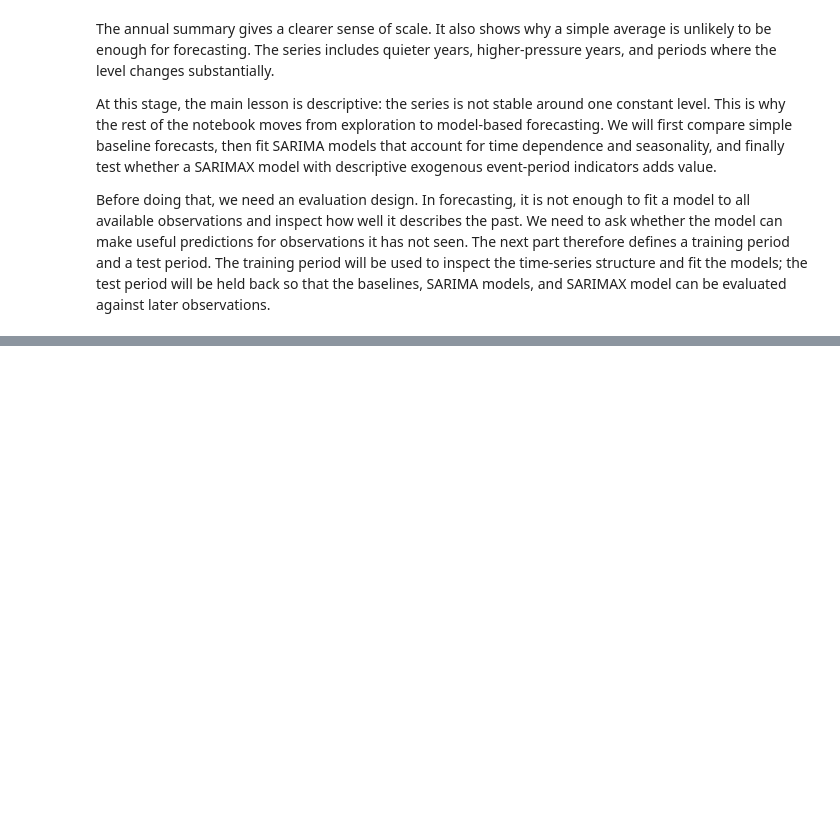
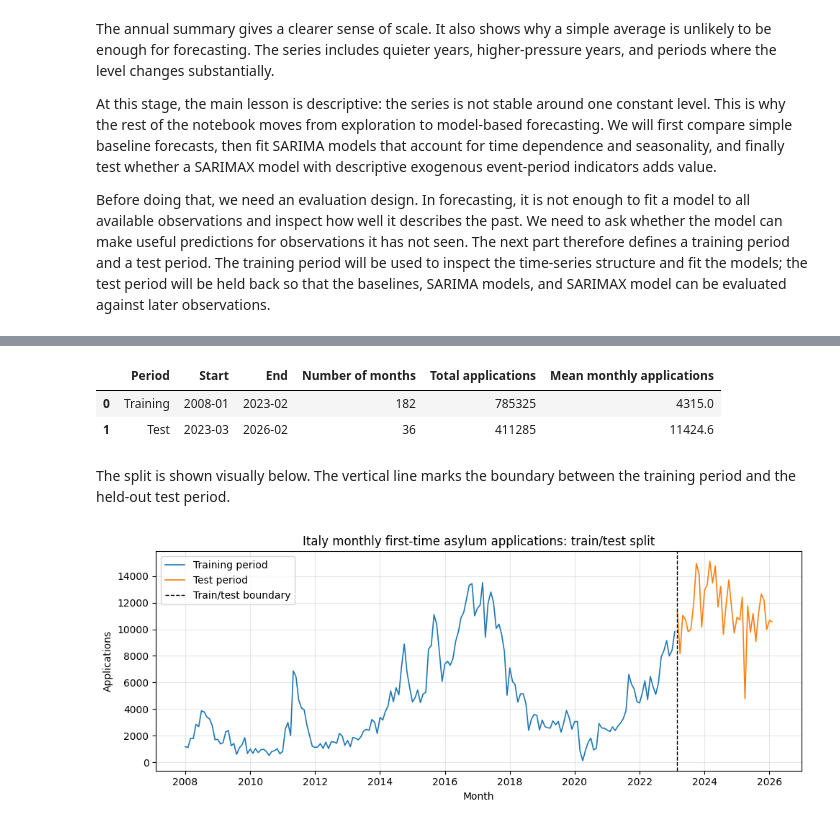
Before and after one commit to kcsongor011/humanitarian_decision_toolkit, a Jupyter notebook: notebooks/forecasting/arrival_dynamics_2_long_term_country_level_arrivals.ipynb, the cells around one changed output, grey strips where cells are left out. Cells and saved outputs as stored; diff of their text form; code cells hidden in the pictures; blank space fills up the shorter version.

Commit message:
Add AD2 evaluation framework and decomposition

```diff
--- a/notebooks/forecasting/arrival_dynamics_2_long_term_country_level_arrivals.ipynb
+++ b/notebooks/forecasting/arrival_dynamics_2_long_term_country_level_arrivals.ipynb
@@ -157,0 +223,79 @@ Before doing that, we need an evaluation design. In forecasting, it is not enoug
+# %%
+train_start = pd.Timestamp("2008-01-01")
+train_end = pd.Timestamp("2023-02-01")
+test_start = pd.Timestamp("2023-03-01")
+test_end = pd.Timestamp("2026-02-01")
+
+train = applications.loc[
+    applications["date"].between(train_start, train_end)
+].copy()
+test = applications.loc[
+    applications["date"].between(test_start, test_end)
+].copy()
+
+assert train["date"].min() == train_start
+assert train["date"].max() == train_end
+assert test["date"].min() == test_start
+assert test["date"].max() == test_end
+assert len(test) == 36
+
+split_summary = pd.DataFrame(
+    {
+        "Period": ["Training", "Test"],
+        "Start": [
+            train["date"].min().strftime("%Y-%m"),
+            test["date"].min().strftime("%Y-%m"),
+        ],
+        "End": [
+            train["date"].max().strftime("%Y-%m"),
+            test["date"].max().strftime("%Y-%m"),
+        ],
+        "Number of months": [len(train), len(test)],
+        "Total applications": [
+            int(train["applications"].sum()),
+            int(test["applications"].sum()),
+        ],
+        "Mean monthly applications": [
+            round(train["applications"].mean(), 1),
+            round(test["applications"].mean(), 1),
+        ],
+    }
+)
+
+split_summary
+# %% [output]
+|  | Period | Start | End | Number of months | Total applications | Mean monthly applications |
+| 0 | Training | 2008-01 | 2023-02 | 182 | 785325 | 4315.0 |
+| 1 | Test | 2023-03 | 2026-02 | 36 | 411285 | 11424.6 |
+# %% [markdown]
+The split is shown visually below. The vertical line marks the boundary between the training period and the held-out test period.
+# %%
+fig, ax = plt.subplots(figsize=(10, 4))
+ax.plot(
+    train["date"],
+    train["applications"],
+    label="Training period",
+    linewidth=1.2,
+)
+ax.plot(
+    test["date"],
+    test["applications"],
+    label="Test period",
+    linewidth=1.2,
+)
+ax.axvline(
+    test_start,
+    color="black",
+    linestyle="--",
+    linewidth=1,
+    label="Train/test boundary",
+)
+ax.set_title("Italy monthly first-time asylum applications: train/test split")
+ax.set_xlabel("Month")
+ax.set_ylabel("Applications")
+ax.grid(alpha=0.3)
+ax.legend()
+plt.tight_layout()
+plt.show()
+# %% [output]
+[figure, added]
```
Also changed, not shown: parts of 13 cells of this notebook.
